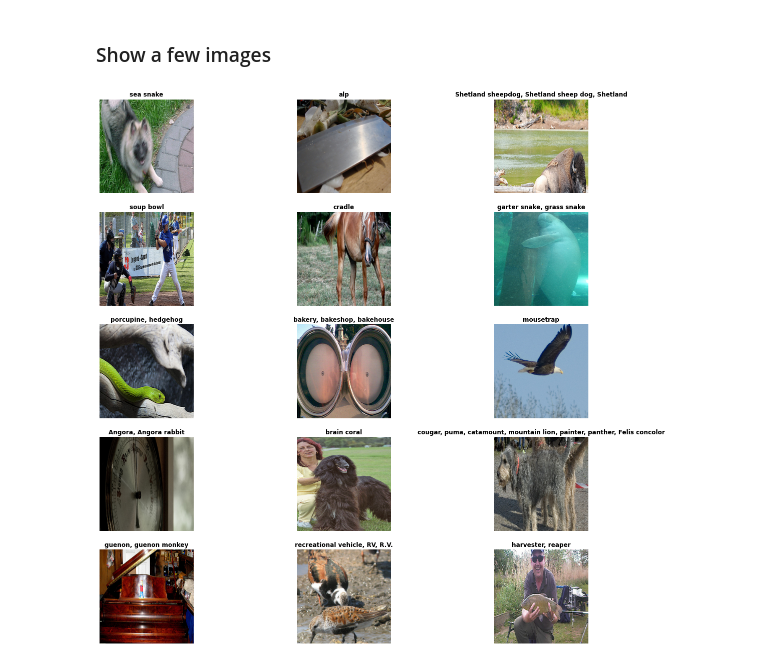
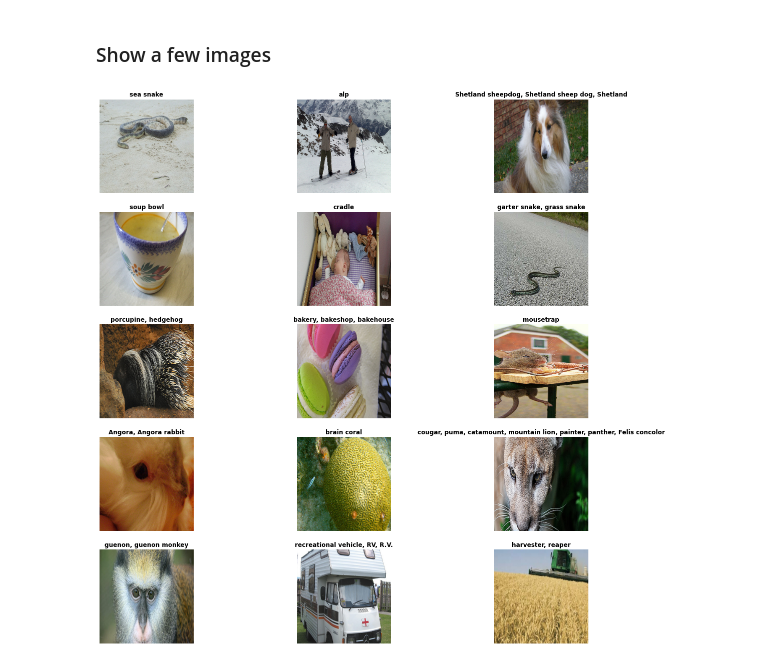
Before and after one commit to calebrob6/imagenet_validation, a Jupyter notebook: 1. Preprocess ImageNet validation set.ipynb, the cells around one changed output. Cells and saved outputs as stored; diff of their text form; code cells hidden in the pictures.

Commit message:
Fix image-label mismatch issue

```diff
--- a/1. Preprocess ImageNet validation set.ipynb
+++ b/1. Preprocess ImageNet validation set.ipynb
@@ -136,19 +136,19 @@ x_val = np.load(str(path_imagenet_val_dataset/"x_val_1.npy"))
 # %%
 n_images2show = 15
 n_cols = 3
 n_rows = 15 // n_cols
 figsize = (20, 20)
 
-indices = np.random.choice(x_val.shape[0], size=n_images2show, replace=False)
+indices = np.arange(15)
 images = x_val[indices] / 255.
 
 fig, ax = plt.subplots(figsize=figsize, nrows=n_rows, ncols=n_cols)
 for i, axi in enumerate(ax.flat):
 
     axi.imshow(images[i])
-    axi.set_title(keras_idx_to_name[y_val[i]], y=.9, fontdict={'fontweight':'bold'}, pad=10)
+    axi.set_title(keras_idx_to_name[y_val[indices[i]]], y=.9, fontdict={'fontweight':'bold'}, pad=10)
     axi.set_axis_off()
 
 plt.show()
 # %% [output]
-[figure, old version]
+[figure, new version]
```
